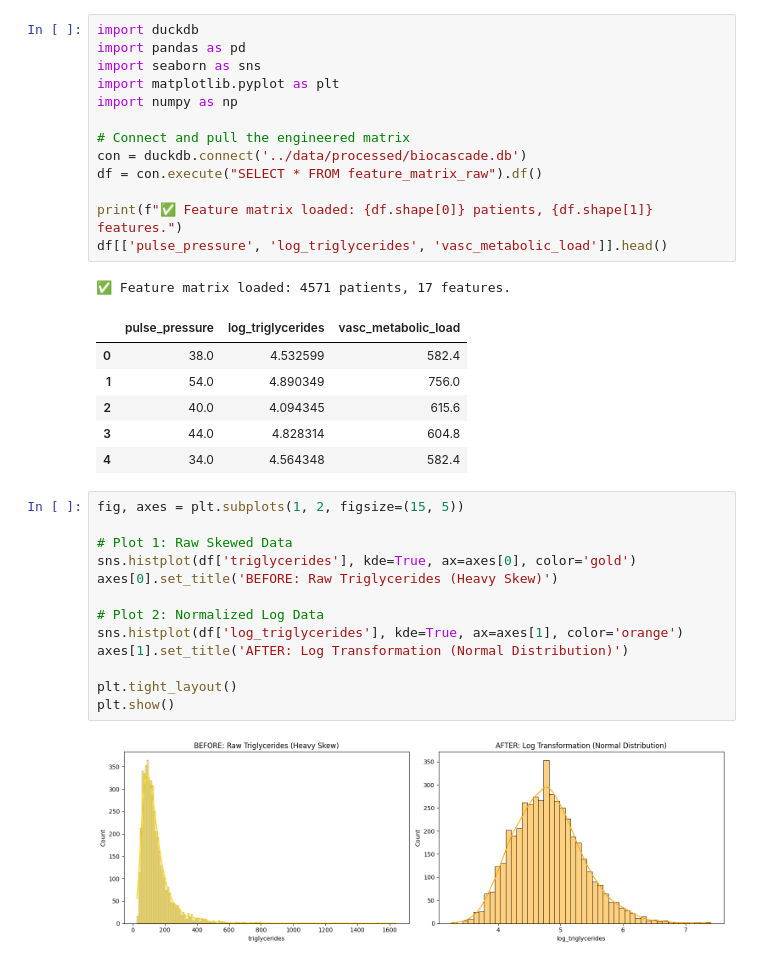
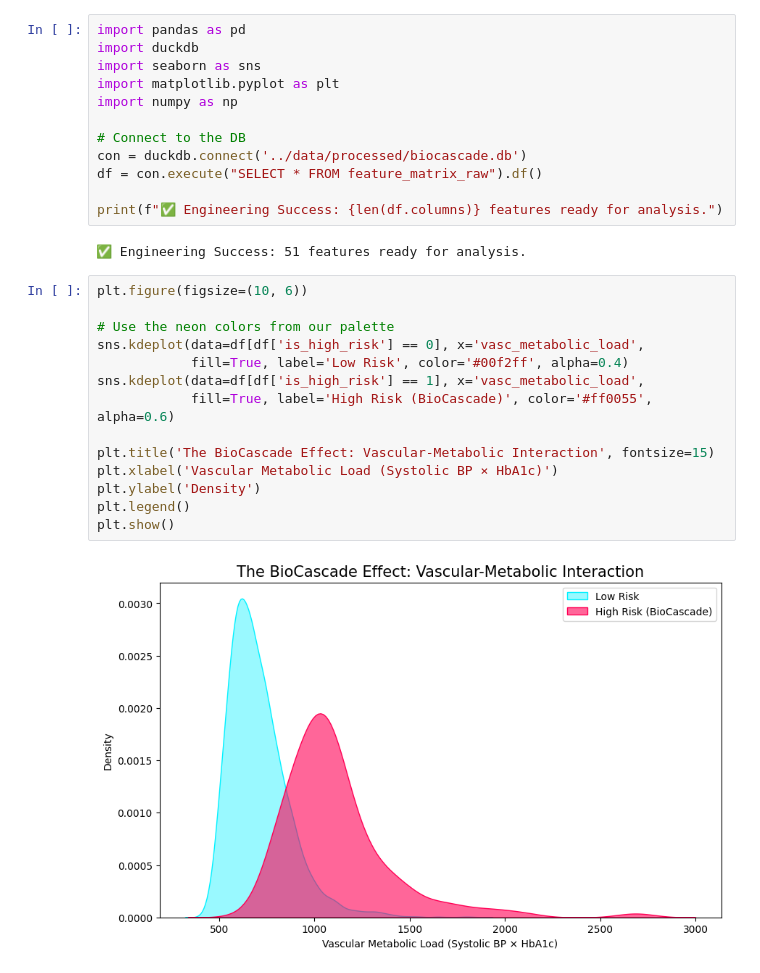
Before and after one commit to beko-1enkosi/BioCascade, a Jupyter notebook: notebooks/02_feature_engineering.ipynb, the cells around one changed output. Drawn from its saved outputs; the diff is of its cells as text.

Commit message:
feat: visual validation of engineered cascade interaction features

```diff
--- a/notebooks/02_feature_engineering.ipynb
+++ b/notebooks/02_feature_engineering.ipynb
@@ -1,37 +1,31 @@
 # %%
+import pandas as pd
 import duckdb
-import pandas as pd
 import seaborn as sns
 import matplotlib.pyplot as plt
 import numpy as np
 
-# Connect and pull the engineered matrix
+# Connect to the DB
 con = duckdb.connect('../data/processed/biocascade.db')
 df = con.execute("SELECT * FROM feature_matrix_raw").df()
 
-print(f"✅ Feature matrix loaded: {df.shape[0]} patients, {df.shape[1]} features.")
-df[['pulse_pressure', 'log_triglycerides', 'vasc_metabolic_load']].head()
+print(f"✅ Engineering Success: {len(df.columns)} features ready for analysis.")
 # %% [output]
-✅ Feature matrix loaded: 4571 patients, 17 features.
+✅ Engineering Success: 51 features ready for analysis.
-|  | pulse_pressure | log_triglycerides | vasc_metabolic_load |
-| 0 | 38.0 | 4.532599 | 582.4 |
-| 1 | 54.0 | 4.890349 | 756.0 |
-| 2 | 40.0 | 4.094345 | 615.6 |
-| 3 | 44.0 | 4.828314 | 604.8 |
-| 4 | 34.0 | 4.564348 | 582.4 |
 # %%
-fig, axes = plt.subplots(1, 2, figsize=(15, 5))
+plt.figure(figsize=(10, 6))
 
-# Plot 1: Raw Skewed Data
-sns.histplot(df['triglycerides'], kde=True, ax=axes[0], color='gold')
-axes[0].set_title('BEFORE: Raw Triglycerides (Heavy Skew)')
+# Use the neon colors from our palette
+sns.kdeplot(data=df[df['is_high_risk'] == 0], x='vasc_metabolic_load',
+            fill=True, label='Low Risk', color='#00f2ff', alpha=0.4)
+sns.kdeplot(data=df[df['is_high_risk'] == 1], x='vasc_metabolic_load',
+            fill=True, label='High Risk (BioCascade)', color='#ff0055', alpha=0.6)
 
-# Plot 2: Normalized Log Data
-sns.histplot(df['log_triglycerides'], kde=True, ax=axes[1], color='orange')
-axes[1].set_title('AFTER: Log Transformation (Normal Distribution)')
-
-plt.tight_layout()
+plt.title('The BioCascade Effect: Vascular-Metabolic Interaction', fontsize=15)
+plt.xlabel('Vascular Metabolic Load (Systolic BP × HbA1c)')
+plt.ylabel('Density')
+plt.legend()
 plt.show()
 # %% [output]
-[figure, old version]
+[figure, new version]
 # %%
```
Also changed, not shown: parts of 2 cells of this notebook.
